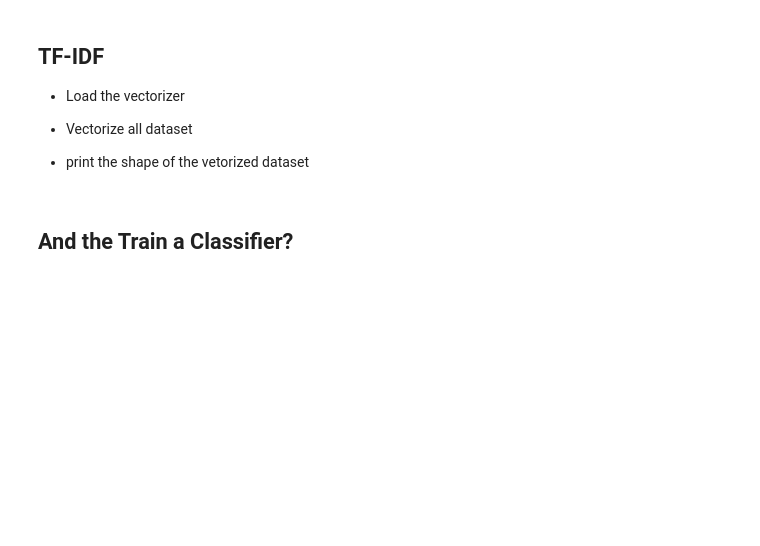
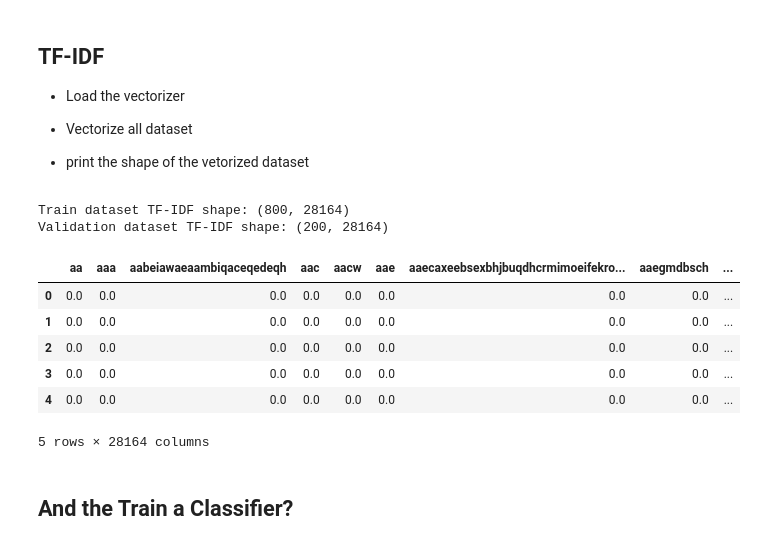
Before and after one commit to mborssatto/lab-natural-language-processing, a Jupyter notebook: your-code/main.ipynb, the cells around one changed output. Drawn from its saved outputs; the diff is of its cells as text; code cells hidden in the pictures; blank space fills up the shorter version.

```diff
--- a/your-code/main.ipynb
+++ b/your-code/main.ipynb
@@ -343,2 +355,32 @@ X_train.head()
+# %%
+from sklearn.feature_extraction.text import TfidfVectorizer
+
+# 1. Load the vectorizer and fit on training data (to learn vocabulary and IDF)
+tfidf_vectorizer = TfidfVectorizer()
+
+# 2. Vectorize training data
+X_train_tfidf = tfidf_vectorizer.fit_transform(X_train['text']).toarray()
+
+# 3. Vectorize validation data (use transform, NOT fit_transform)
+X_test_tfidf = tfidf_vectorizer.transform(X_test['text']).toarray()
+
+# 4. Print shapes
+print("Train dataset TF-IDF shape:", X_train_tfidf.shape)
+print("Validation dataset TF-IDF shape:", X_test_tfidf.shape)
+# %% [output]
+Train dataset TF-IDF shape: (800, 28164)
+Validation dataset TF-IDF shape: (200, 28164)
+# %%
+# 5. Convert to DataFrame for better visualization
+X_train_tfidf_df = pd.DataFrame(X_train_tfidf, columns=tfidf_vectorizer.get_feature_names_out())
+X_train_tfidf_df.head()
+# %% [output]
+|  | aa | aaa | aabeiawaeaambiqaceqedeqh | aac | aacw | aae | aaecaxeebsexbhjbuqdhcrmimoeifekro... | aaegmdbsch | ... |
+| 0 | 0.0 | 0.0 | 0.0 | 0.0 | 0.0 | 0.0 | 0.0 | 0.0 | ... |
+| 1 | 0.0 | 0.0 | 0.0 | 0.0 | 0.0 | 0.0 | 0.0 | 0.0 | ... |
+| 2 | 0.0 | 0.0 | 0.0 | 0.0 | 0.0 | 0.0 | 0.0 | 0.0 | ... |
+| 3 | 0.0 | 0.0 | 0.0 | 0.0 | 0.0 | 0.0 | 0.0 | 0.0 | ... |
+| 4 | 0.0 | 0.0 | 0.0 | 0.0 | 0.0 | 0.0 | 0.0 | 0.0 | ... |
+5 rows × 28164 columns
 # %% [markdown]
 ## And the Train a Classifier?
```
Also changed, not shown: parts of 10 cells of this notebook.
